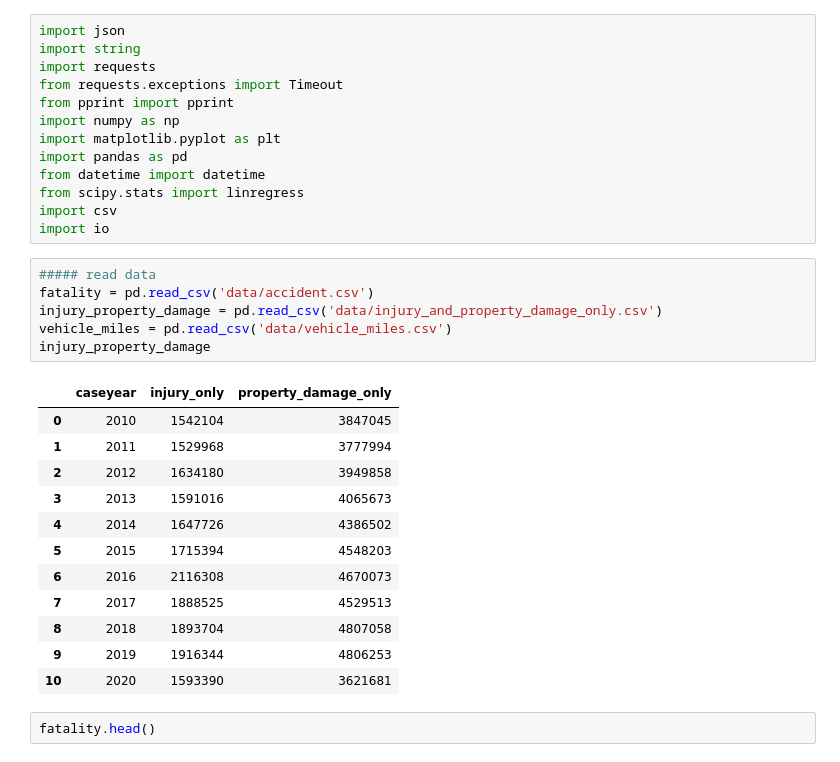
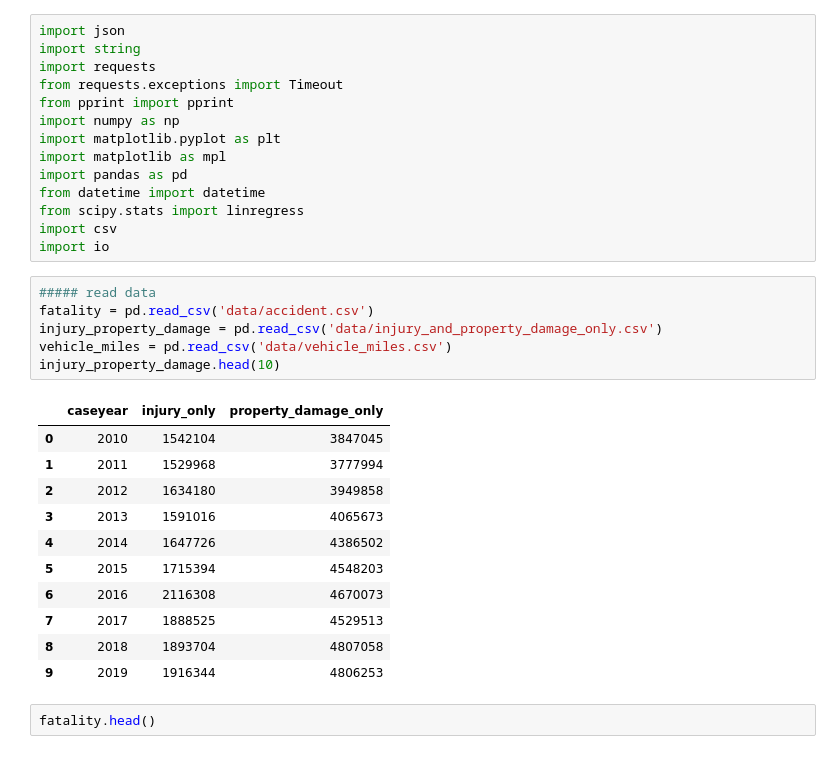
Before and after one commit to MZt92-ui/Project-1-Group-3, a Jupyter notebook: car_crash/data_analyse.ipynb, the cells around one changed output. Drawn from its saved outputs; the diff is of its cells as text.

```diff
--- a/car_crash/data_analyse.ipynb
+++ b/car_crash/data_analyse.ipynb
@@ -6,6 +6,7 @@ from requests.exceptions import Timeout
 from pprint import pprint
 import numpy as np
 import matplotlib.pyplot as plt
+import matplotlib as mpl
 import pandas as pd
 from datetime import datetime
 from scipy.stats import linregress
@@ -14,22 +15,21 @@ import io
 # %%
 ##### read data
 fatality = pd.read_csv('data/accident.csv')
 injury_property_damage = pd.read_csv('data/injury_and_property_damage_only.csv')
 vehicle_miles = pd.read_csv('data/vehicle_miles.csv')
-injury_property_damage
+injury_property_damage.head(10)
 # %% [output]
 |  | caseyear | injury_only | property_damage_only |
 | 0 | 2010 | 1542104 | 3847045 |
 | 1 | 2011 | 1529968 | 3777994 |
 | 2 | 2012 | 1634180 | 3949858 |
 | 3 | 2013 | 1591016 | 4065673 |
 | 4 | 2014 | 1647726 | 4386502 |
 | 5 | 2015 | 1715394 | 4548203 |
 | 6 | 2016 | 2116308 | 4670073 |
 | 7 | 2017 | 1888525 | 4529513 |
 | 8 | 2018 | 1893704 | 4807058 |
 | 9 | 2019 | 1916344 | 4806253 |
-| 10 | 2020 | 1593390 | 3621681 |
 # %%
 fatality.head()
 # %% [output]
```
Also changed, not shown: parts of 6 cells of this notebook.
